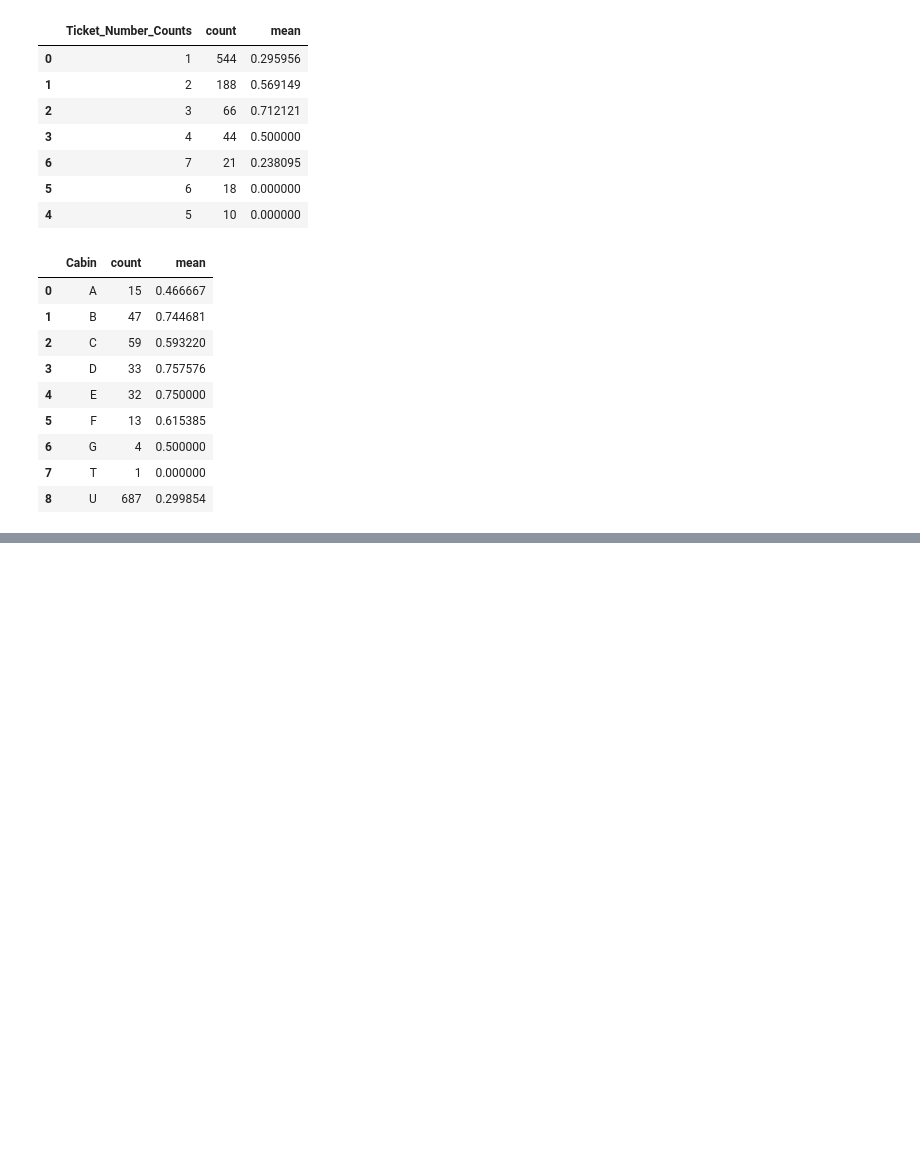
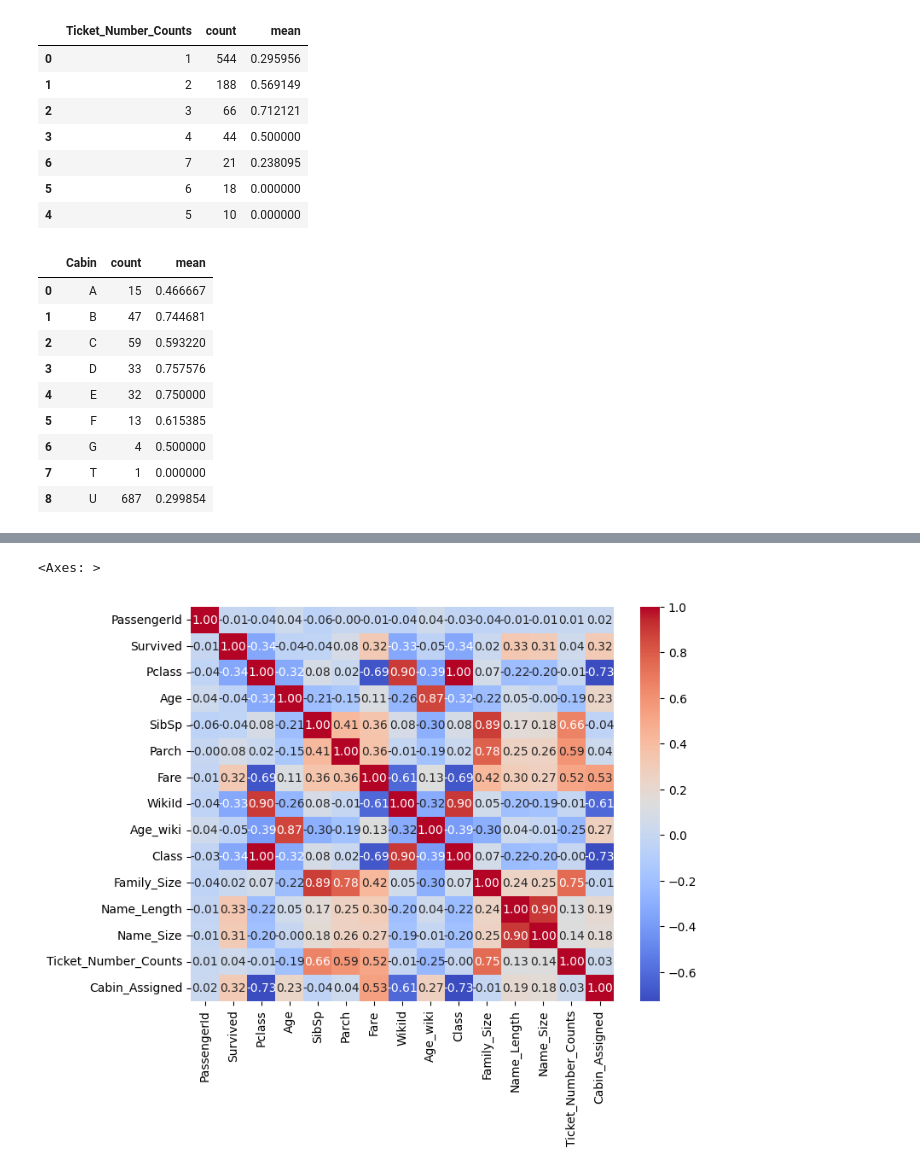
Before and after one commit to Yosri15/Titanic_Classification, a Jupyter notebook: Titanic_Model.ipynb, the cells around one changed output, grey strips where cells are left out. Saved outputs shown, nothing was run; the diff lists cells and outputs as text; code cells hidden in the pictures; blank space fills up the shorter version.

Commit message:
Add data preprocessing and Random Forest model

```diff
--- a/Titanic_Model.ipynb
+++ b/Titanic_Model.ipynb
@@ -477,3 +479,7 @@ train_df.groupby(['Cabin'], as_index=False)['Survived'].agg(['count','mean'])
 | 6 | G | 4 | 0.500000 |
 | 7 | T | 1 | 0.000000 |
 | 8 | U | 687 | 0.299854 |
+# %%
+# Assign 0 to 'Cabin_Assigned' if 'Cabin' is 'U' (unknown), otherwise assign 1.
+train_df['Cabin_Assigned'] = train_df['Cabin'].apply(lambda x:0 if x in ['U'] else 1)
+test_df['Cabin_Assigned'] = test_df['Cabin'].apply(lambda x:0 if x in ['U'] else 1)
@@ -479,0 +542,5 @@ train_df.groupby(['Cabin'], as_index=False)['Survived'].agg(['count','mean'])
+# %%
+# Fills missing values in the 'Age' and 'Fare' columns with their respective mean values to handle missing data.
+train_df['Age'].fillna(train_df['Age'].mean(), inplace=True)
+test_df['Age'].fillna(test_df['Age'].mean(), inplace=True)
+test_df['Fare'].fillna(test_df['Fare'].mean(), inplace=True)
@@ -479,0 +578,8 @@ train_df.groupby(['Cabin'], as_index=False)['Survived'].agg(['count','mean'])
+# %%
+correlation_matrix = train_df.corr(numeric_only=True)
+# Create a heatmap using Seaborn
+plt.figure(figsize=(8, 6))  # Adjust the figure size as needed
+sns.heatmap(correlation_matrix, annot=True, cmap='coolwarm', fmt=".2f")
+# %% [output]
+<Axes: >
+[figure, added]
```
Also changed, not shown: parts of 21 cells of this notebook.
